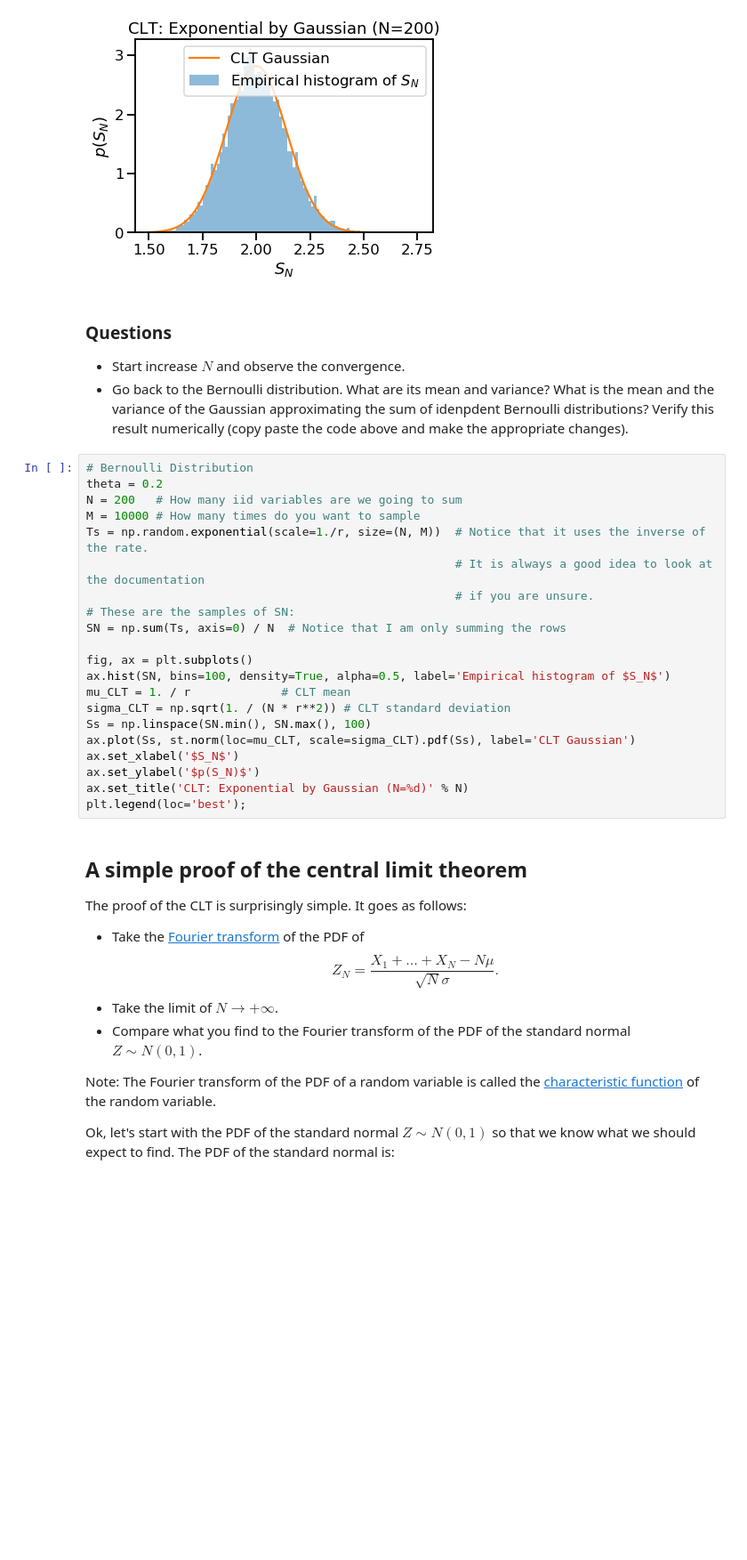
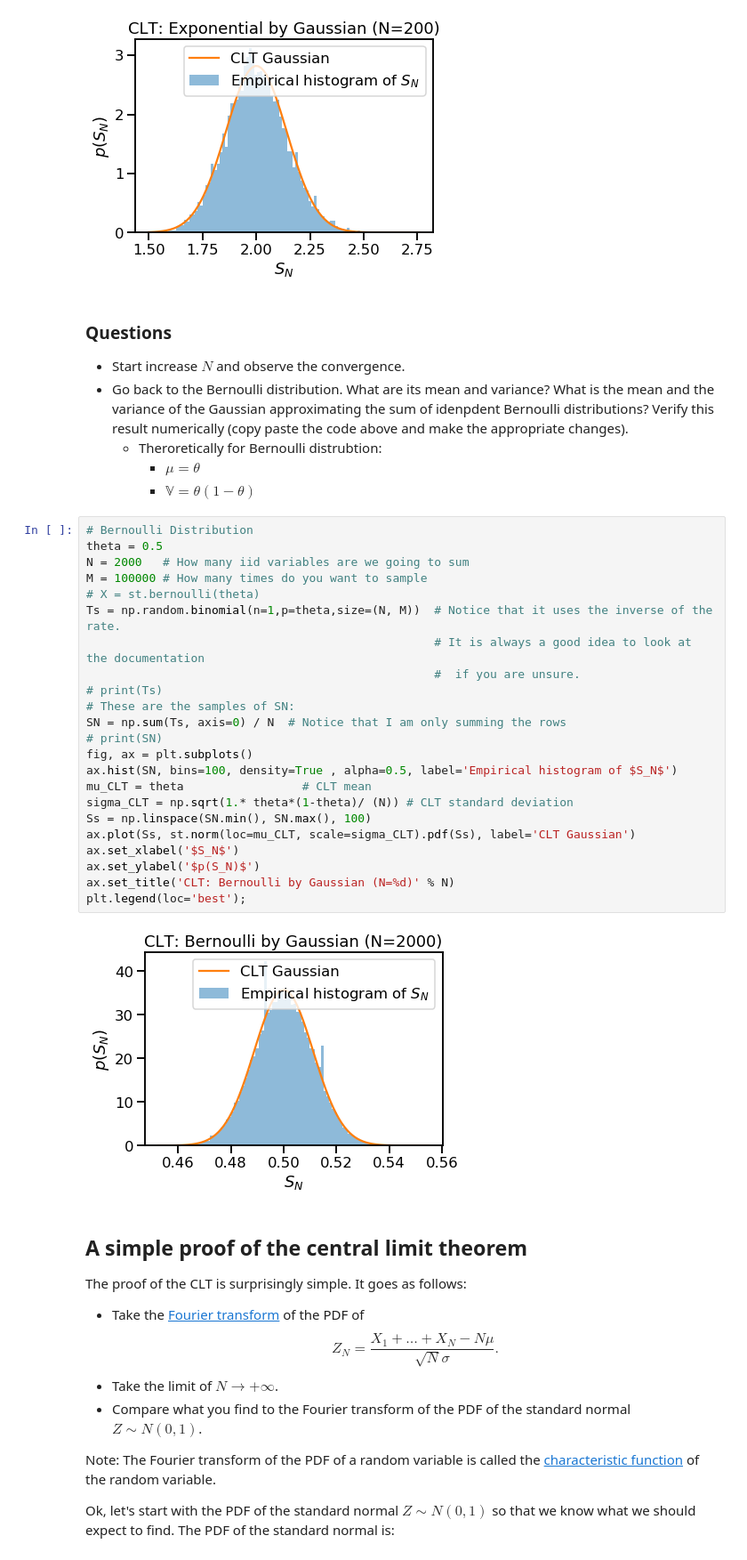
Before and after one commit to dhillonparveen/uq-course, a Jupyter notebook: lectures/lecture_07.ipynb, the cells around one changed output. Shown: that part at 89% size. Cells and saved outputs as stored; diff of their text form; blank space fills up the shorter version.

```diff
--- a/lectures/lecture_07.ipynb
+++ b/lectures/lecture_07.ipynb
@@ -611,27 +592,34 @@ plt.legend(loc='best');
 
 + Start increase $N$ and observe the convergence.
 + Go back to the Bernoulli distribution. What are its mean and variance? What is the mean and the variance of the Gaussian approximating the sum of idenpdent Bernoulli distributions? Verify this result numerically (copy paste the code above and make the appropriate changes).
+    * Theroretically for Bernoulli distrubtion:
+        * $\mu = \theta$
+        * $\mathbb{V} = \theta(1-\theta)$
 # %%
 # Bernoulli Distribution
-theta = 0.2
-N = 200   # How many iid variables are we going to sum
-M = 10000 # How many times do you want to sample
-Ts = np.random.exponential(scale=1./r, size=(N, M))  # Notice that it uses the inverse of the rate.
-                                                     # It is always a good idea to look at the documentation
-                                                     # if you are unsure.
+theta = 0.5
+N = 2000   # How many iid variables are we going to sum
+M = 100000 # How many times do you want to sample
+# X = st.bernoulli(theta)
+Ts = np.random.binomial(n=1,p=theta,size=(N, M))  # Notice that it uses the inverse of the rate.
+                                                  # It is always a good idea to look at the documentation
+                                                  #  if you are unsure.
+# print(Ts)
 # These are the samples of SN:
 SN = np.sum(Ts, axis=0) / N  # Notice that I am only summing the rows
-
+# print(SN)
 fig, ax = plt.subplots()
-ax.hist(SN, bins=100, density=True, alpha=0.5, label='Empirical histogram of $S_N$')
-mu_CLT = 1. / r             # CLT mean
-sigma_CLT = np.sqrt(1. / (N * r**2)) # CLT standard deviation
+ax.hist(SN, bins=100, density=True , alpha=0.5, label='Empirical histogram of $S_N$')
+mu_CLT = theta                 # CLT mean
+sigma_CLT = np.sqrt(1.* theta*(1-theta)/ (N)) # CLT standard deviation
 Ss = np.linspace(SN.min(), SN.max(), 100)
 ax.plot(Ss, st.norm(loc=mu_CLT, scale=sigma_CLT).pdf(Ss), label='CLT Gaussian')
 ax.set_xlabel('$S_N$')
 ax.set_ylabel('$p(S_N)$')
-ax.set_title('CLT: Exponential by Gaussian (N=%d)' % N)
+ax.set_title('CLT: Bernoulli by Gaussian (N=%d)' % N)
 plt.legend(loc='best');
+# %% [output]
+[figure, added]
 # %% [markdown]
 ## A simple proof of the central limit theorem
 
```
Also changed, not shown: parts of 7 cells of this notebook.
